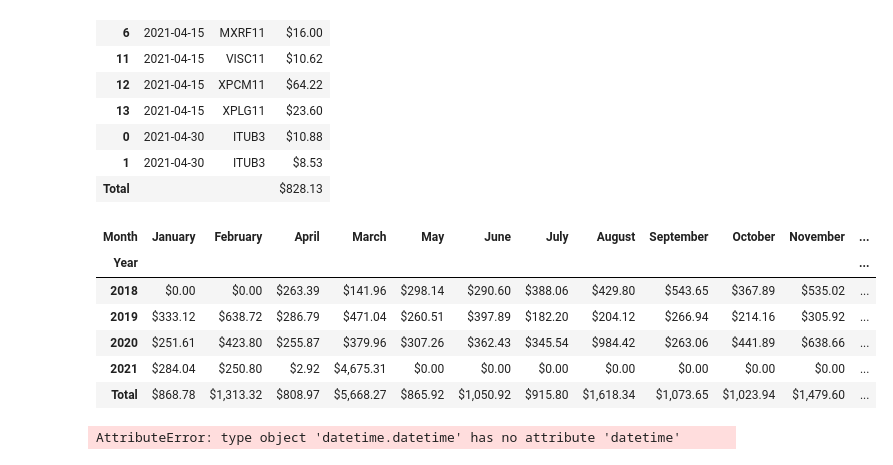
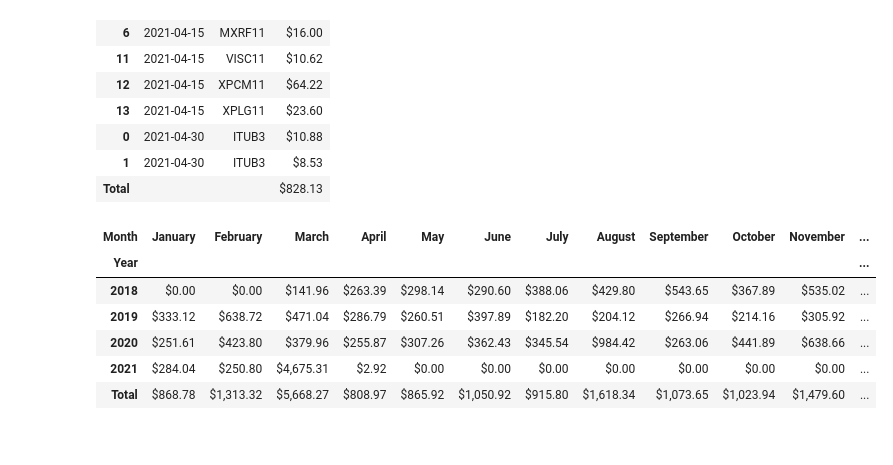
Before and after one commit to engdoreis/Finances, a Jupyter notebook: Finances.ipynb, the cells around one changed output. Cells and saved outputs as stored; diff of their text form; code cells hidden in the pictures.

```diff
--- a/Finances.ipynb
+++ b/Finances.ipynb
@@ -15,7 +15,6 @@ try:
     from oauth2client.client import GoogleCredentials
 
     auth.authenticate_user()
-
     gc = gspread.authorize(GoogleCredentials.get_application_default())
 
     worksheet = gc.open('operations').sheet1
@@ -32,8 +31,8 @@ try:
     %run github/Finances/FinanceTools
     !pip install yfinance
 except:
-    df = pd.read_csv(root + '/Investing/operations.csv')
+    df = pd.read_csv(root + '/Investing/operations_3.csv')
     %run FinanceTools
     # df = pd.read_csv(/operations2021.tsv', delimiter='\t', thousands=',', decimal='.')
 
-display(df.head(2))
+# display(df)
@@ -91,23 +79,0 @@ df
-# %%
-
-import datetime as dt
-import numpy as np
-
-df.Data = df.Data.str.replace('-','/')
-df['Data'] = pd.to_datetime(df.Data, format='%d/%m/%Y')
-df['Year'] = pd.DatetimeIndex(df['Data']).year
-df['Month'] = pd.DatetimeIndex(df['Data']).month_name()
-
-#Sort the table by date and Type and reset index numeration
-df.sort_values(by=['Data', 'Tipo'], ascending=[True, True], inplace=True)
-df.reset_index(drop=True, inplace=True)
-
-#turn all sell amount negative
-df.loc[df.Tipo == 'Venda', ['Quantidade']] *= -1
-
-#Get the oldest order date
-startDate = df.iloc[0]['Data'].strftime('%Y-%m-%d')
-
-#Calc Operation Value
-df['Total'] = df.Valor * df.Quantidade + df.Despesas
-df.head(5)
@@ -470,17 +439,13 @@ divTable
 | Total |  |  | $828.13 |
 # %%
 pvt = prov.pivot_table(index='Year', columns='Month', values='Total', margins=True, margins_name='Total', aggfunc='sum', fill_value=0)
-pvt.reindex( ['January','February','April','March','May','June','July','August','September','October','November','December', 'Total'], axis=1)
+sorted_m = sorted(pvt.columns[:-1], key=lambda month: dt.datetime.strptime(month, "%B"))
+pvt.reindex(sorted_m, axis=1)
 # %% [output]
-| Month | January | February | April | March | May | June | July | August | September | October | November | ... |
+| Month | January | February | March | April | May | June | July | August | September | October | November | ... |
 | Year |  |  |  |  |  |  |  |  |  |  |  | ... |
-| 2018 | $0.00 | $0.00 | $263.39 | $141.96 | $298.14 | $290.60 | $388.06 | $429.80 | $543.65 | $367.89 | $535.02 | ... |
-| 2019 | $333.12 | $638.72 | $286.79 | $471.04 | $260.51 | $397.89 | $182.20 | $204.12 | $266.94 | $214.16 | $305.92 | ... |
-| 2020 | $251.61 | $423.80 | $255.87 | $379.96 | $307.26 | $362.43 | $345.54 | $984.42 | $263.06 | $441.89 | $638.66 | ... |
-| 2021 | $284.04 | $250.80 | $2.92 | $4,675.31 | $0.00 | $0.00 | $0.00 | $0.00 | $0.00 | $0.00 | $0.00 | ... |
-| Total | $868.78 | $1,313.32 | $808.97 | $5,668.27 | $865.92 | $1,050.92 | $915.80 | $1,618.34 | $1,073.65 | $1,023.94 | $1,479.60 | ... |
+| 2018 | $0.00 | $0.00 | $141.96 | $263.39 | $298.14 | $290.60 | $388.06 | $429.80 | $543.65 | $367.89 | $535.02 | ... |
+| 2019 | $333.12 | $638.72 | $471.04 | $286.79 | $260.51 | $397.89 | $182.20 | $204.12 | $266.94 | $214.16 | $305.92 | ... |
+| 2020 | $251.61 | $423.80 | $379.96 | $255.87 | $307.26 | $362.43 | $345.54 | $984.42 | $263.06 | $441.89 | $638.66 | ... |
+| 2021 | $284.04 | $250.80 | $4,675.31 | $2.92 | $0.00 | $0.00 | $0.00 | $0.00 | $0.00 | $0.00 | $0.00 | ... |
+| Total | $868.78 | $1,313.32 | $5,668.27 | $808.97 | $865.92 | $1,050.92 | $915.80 | $1,618.34 | $1,073.65 | $1,023.94 | $1,479.60 | ... |
-# %%
-sorted_m = sorted(pvt.columns[:-1], key=lambda month: dt.datetime.strptime(month, "%B"))
-pvt.reindex(sorted_m, axis=1)
-# %% [output]
-AttributeError: type object 'datetime.datetime' has no attribute 'datetime'
```
Also changed, not shown: parts of 12 cells of this notebook, 1 other file.
